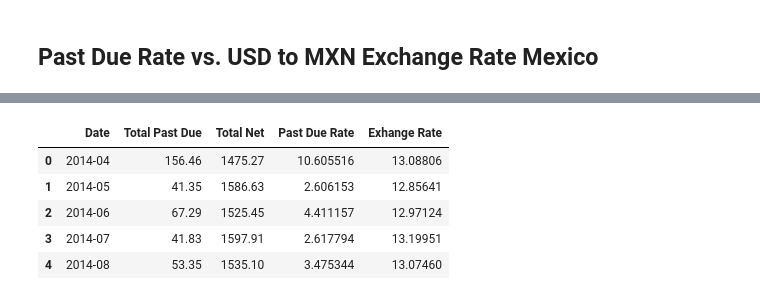
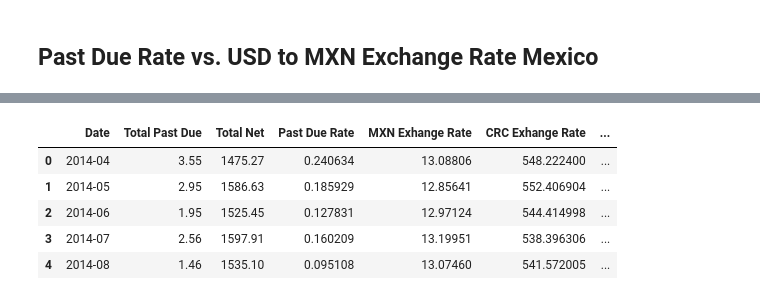
Before and after one commit to SergioGL8/P1---Digging-deep-in-past-due-patterns-, a Jupyter notebook: explore_visual.ipynb, the cells around one changed output, grey strips where cells are left out. Drawn from its saved outputs; the diff is of its cells as text; code cells hidden in the pictures.

```diff
--- a/explore_visual.ipynb
+++ b/explore_visual.ipynb
@@ -597,0 +660,20 @@ The r-squared is: 0.393179293066853
+# %%
+costa_rica_df = extended_dataset_df.loc[(extended_dataset_df["Country"] == 'COSTA RICA')]
+costa_rica_extended_dataset_df = costa_rica_df.groupby(['DATE'])
+
+sum_past_due_cr = costa_rica_extended_dataset_df['Past Due MLN'].sum()
+total_net_cr = costa_rica_extended_dataset_df['TOT NET MLN'].unique().str[0]
+past_due_index_cr = pd.DataFrame({
+    "Total Past Due": sum_past_due_cr,
+    "Total Net": total_net_cr,
+    "Past Due Rate": (sum_past_due_cr / total_net_cr) * 100
+
+})
+
+exc_pastdue_cr_df = past_due_index_cr
+exc_pastdue_cr_df.reset_index(level=0, inplace=True)
+exc_pastdue_cr_df.rename(columns = {'DATE':'Date'}, inplace = True)
+exc_pastdue_cr_df['Date'] = exc_pastdue_cr_df['Date'].astype(str)
+exc_pastdue_cr_df['Date'] = exc_pastdue_cr_df['Date'].str[:-3]
+
+exc_pastdue_cr_df.head()
@@ -598,13 +687,13 @@ The r-squared is: 0.393179293066853
 # %%
 # Merge both DataFrames
-exc_pastdue_mx_df = exc_pastdue_mx_df.merge(exchange_rate_df)
-exc_pastdue_mx_df.head()
+exc_pastdue_cr_df = exc_pastdue_cr_df.merge(exchange_rate_df)
+exc_pastdue_cr_df.head()
 # %% [output]
-|  | Date | Total Past Due | Total Net | Past Due Rate | Exhange Rate |
-| 0 | 2014-04 | 156.46 | 1475.27 | 10.605516 | 13.08806 |
-| 1 | 2014-05 | 41.35 | 1586.63 | 2.606153 | 12.85641 |
-| 2 | 2014-06 | 67.29 | 1525.45 | 4.411157 | 12.97124 |
-| 3 | 2014-07 | 41.83 | 1597.91 | 2.617794 | 13.19951 |
-| 4 | 2014-08 | 53.35 | 1535.10 | 3.475344 | 13.07460 |
+|  | Date | Total Past Due | Total Net | Past Due Rate | MXN Exhange Rate | CRC Exhange Rate | ... |
+| 0 | 2014-04 | 3.55 | 1475.27 | 0.240634 | 13.08806 | 548.222400 | ... |
+| 1 | 2014-05 | 2.95 | 1586.63 | 0.185929 | 12.85641 | 552.406904 | ... |
+| 2 | 2014-06 | 1.95 | 1525.45 | 0.127831 | 12.97124 | 544.414998 | ... |
+| 3 | 2014-07 | 2.56 | 1597.91 | 0.160209 | 13.19951 | 538.396306 | ... |
+| 4 | 2014-08 | 1.46 | 1535.10 | 0.095108 | 13.07460 | 541.572005 | ... |
 # %%
 # Scatter plot
```
Also changed, not shown: parts of 24 cells of this notebook.
